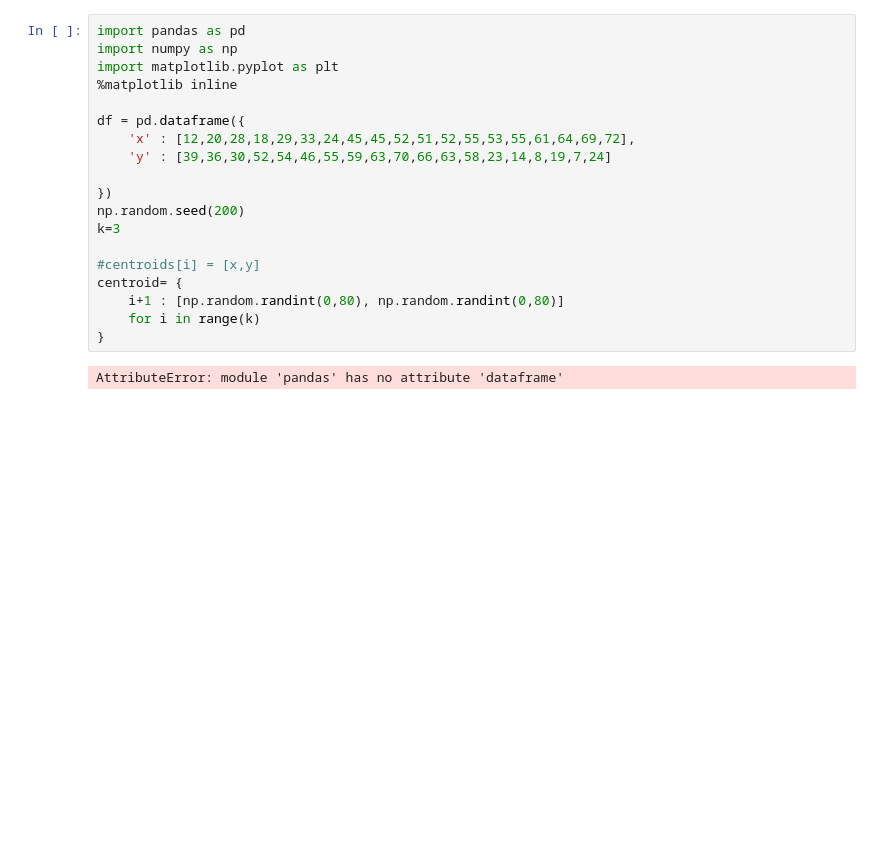
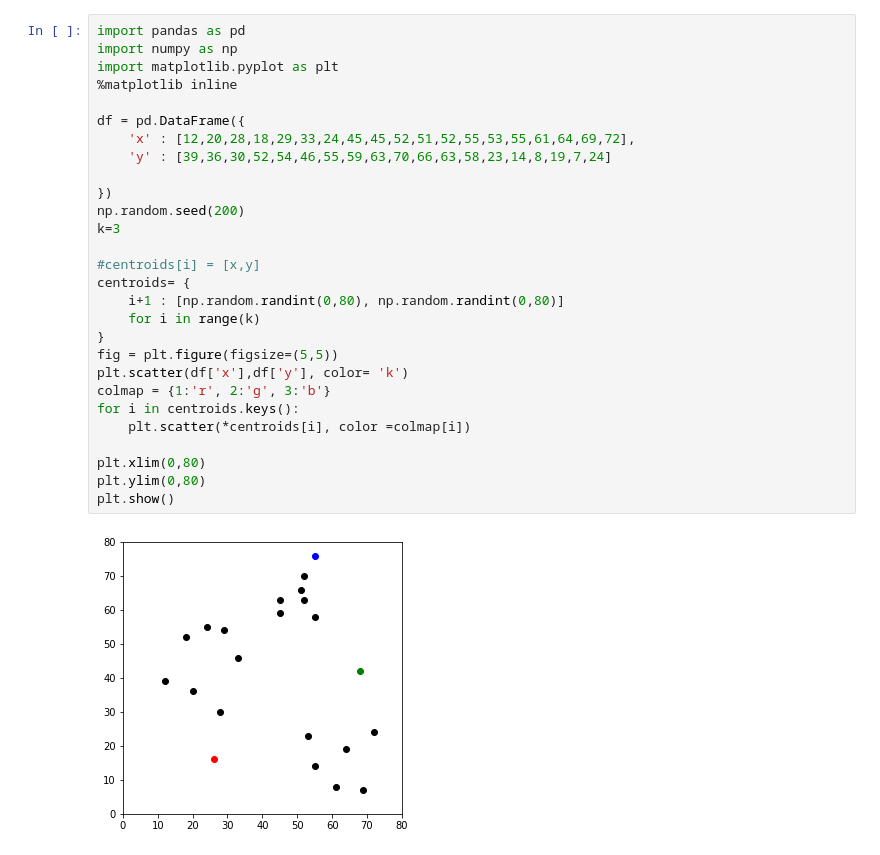
Before and after one commit to harshitbhatt108/KMeans-Clustering, a Jupyter notebook: Cluster_Nimoy_demo-checkpoint.ipynb, the cells around one changed output. Saved outputs shown, nothing was run; the diff lists cells and outputs as text; blank space fills up the shorter version.

Commit message:
Errors Resolved

```diff
--- a/Cluster_Nimoy_demo-checkpoint.ipynb
+++ b/Cluster_Nimoy_demo-checkpoint.ipynb
@@ -1,21 +1,30 @@
 # %%
 import pandas as pd
 import numpy as np
 import matplotlib.pyplot as plt
 %matplotlib inline
 
-df = pd.dataframe({
+df = pd.DataFrame({
     'x' : [12,20,28,18,29,33,24,45,45,52,51,52,55,53,55,61,64,69,72],
     'y' : [39,36,30,52,54,46,55,59,63,70,66,63,58,23,14,8,19,7,24]
 
 })
 np.random.seed(200)
 k=3
 
 #centroids[i] = [x,y]
-centroid= {
+centroids= {
     i+1 : [np.random.randint(0,80), np.random.randint(0,80)]
     for i in range(k)
 }
+fig = plt.figure(figsize=(5,5))
+plt.scatter(df['x'],df['y'], color= 'k')
+colmap = {1:'r', 2:'g', 3:'b'}
+for i in centroids.keys():
+    plt.scatter(*centroids[i], color =colmap[i])
+
+plt.xlim(0,80)
+plt.ylim(0,80)
+plt.show()
 # %% [output]
-AttributeError: module 'pandas' has no attribute 'dataframe'
+[figure, added]
```
Also changed, not shown: parts of 7 cells of this notebook.
